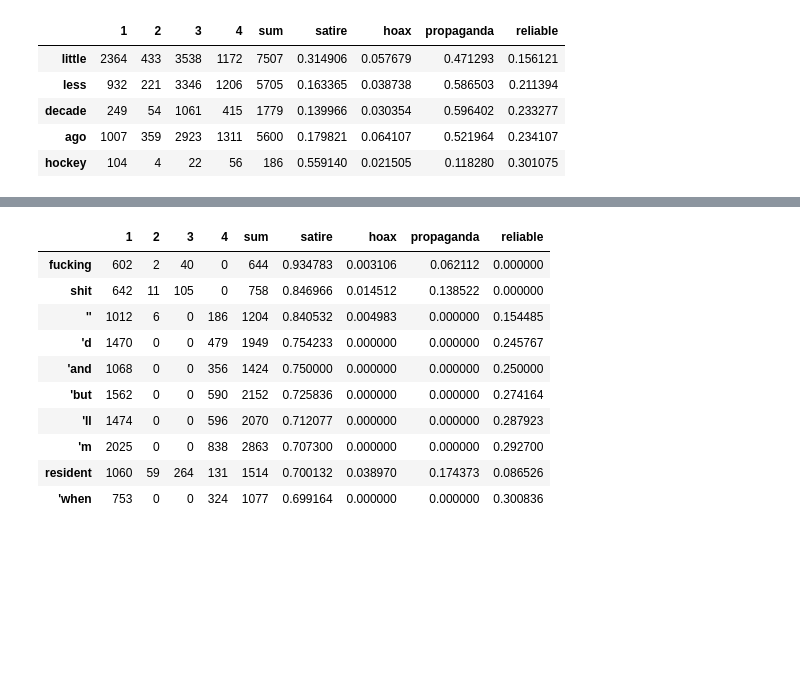
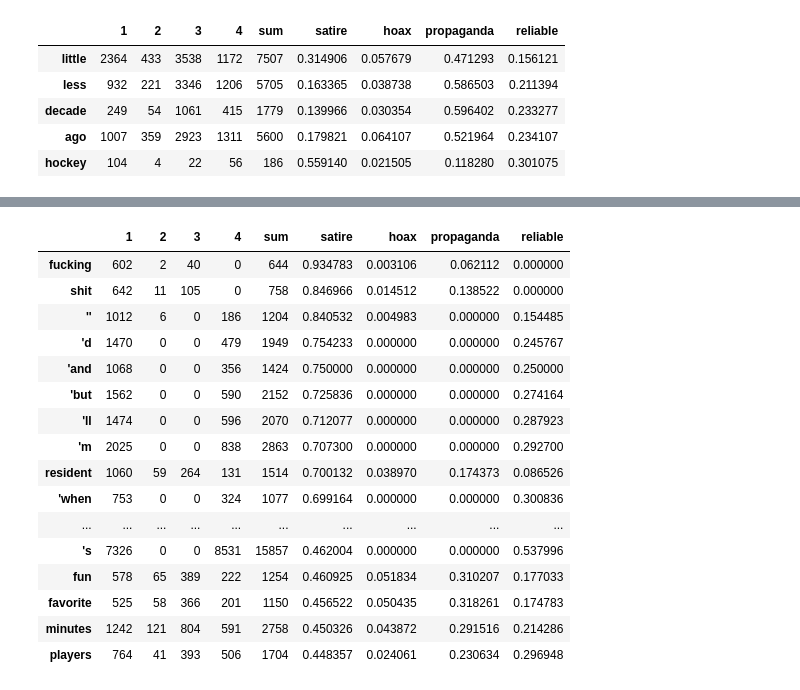
Before and after one commit to AY2122S2-CS4248-G12/labeled-unreliable-news, a Jupyter notebook: models/datainfo.ipynb, the cells around one changed output, grey strips where cells are left out. Drawn from its saved outputs; the diff is of its cells as text; code cells hidden in the pictures; blank space fills up the shorter version.

```diff
--- a/models/datainfo.ipynb
+++ b/models/datainfo.ipynb
@@ -145,17 +151,23 @@ reliable.nlargest(10, ['reliable'])
 # %%
 satire = document_frequencies[document_frequencies[1] > 500]
-satire.nlargest(10, ['satire'])
+satire.nlargest(50, ['satire'])
 # %% [output]
 |  | 1 | 2 | 3 | 4 | sum | satire | hoax | propaganda | reliable |
 | fucking | 602 | 2 | 40 | 0 | 644 | 0.934783 | 0.003106 | 0.062112 | 0.000000 |
 | shit | 642 | 11 | 105 | 0 | 758 | 0.846966 | 0.014512 | 0.138522 | 0.000000 |
 | '' | 1012 | 6 | 0 | 186 | 1204 | 0.840532 | 0.004983 | 0.000000 | 0.154485 |
 | 'd | 1470 | 0 | 0 | 479 | 1949 | 0.754233 | 0.000000 | 0.000000 | 0.245767 |
 | 'and | 1068 | 0 | 0 | 356 | 1424 | 0.750000 | 0.000000 | 0.000000 | 0.250000 |
 | 'but | 1562 | 0 | 0 | 590 | 2152 | 0.725836 | 0.000000 | 0.000000 | 0.274164 |
 | 'll | 1474 | 0 | 0 | 596 | 2070 | 0.712077 | 0.000000 | 0.000000 | 0.287923 |
 | 'm | 2025 | 0 | 0 | 838 | 2863 | 0.707300 | 0.000000 | 0.000000 | 0.292700 |
 | resident | 1060 | 59 | 264 | 131 | 1514 | 0.700132 | 0.038970 | 0.174373 | 0.086526 |
 | 'when | 753 | 0 | 0 | 324 | 1077 | 0.699164 | 0.000000 | 0.000000 | 0.300836 |
+| ... | ... | ... | ... | ... | ... | ... | ... | ... | ... |
+| 's | 7326 | 0 | 0 | 8531 | 15857 | 0.462004 | 0.000000 | 0.000000 | 0.537996 |
+| fun | 578 | 65 | 389 | 222 | 1254 | 0.460925 | 0.051834 | 0.310207 | 0.177033 |
+| favorite | 525 | 58 | 366 | 201 | 1150 | 0.456522 | 0.050435 | 0.318261 | 0.174783 |
+| minutes | 1242 | 121 | 804 | 591 | 2758 | 0.450326 | 0.043872 | 0.291516 | 0.214286 |
+| players | 764 | 41 | 393 | 506 | 1704 | 0.448357 | 0.024061 | 0.230634 | 0.296948 |
 # %%
 hoax = document_frequencies[document_frequencies[2] > 500]
```
Also changed, not shown: parts of 3 cells of this notebook.
